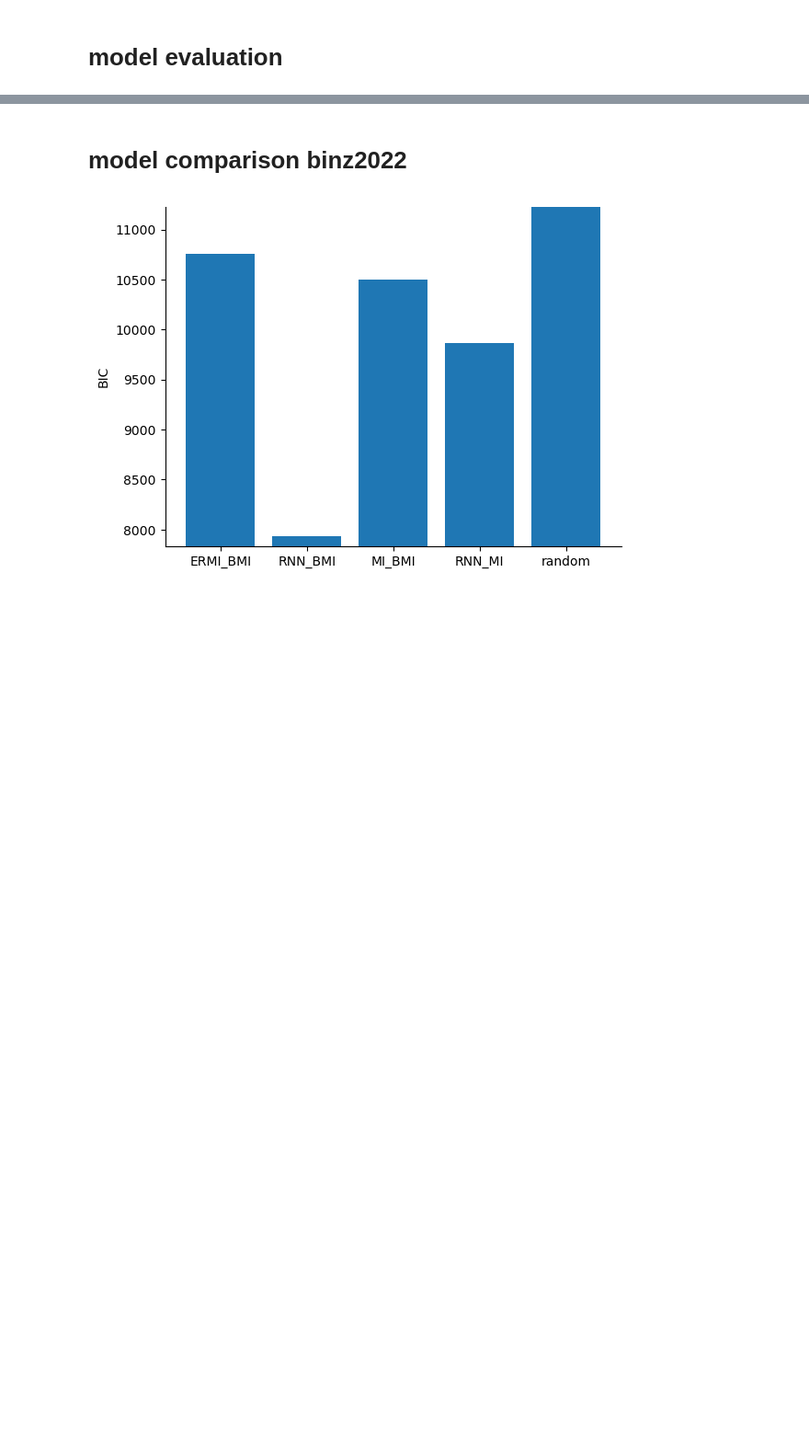
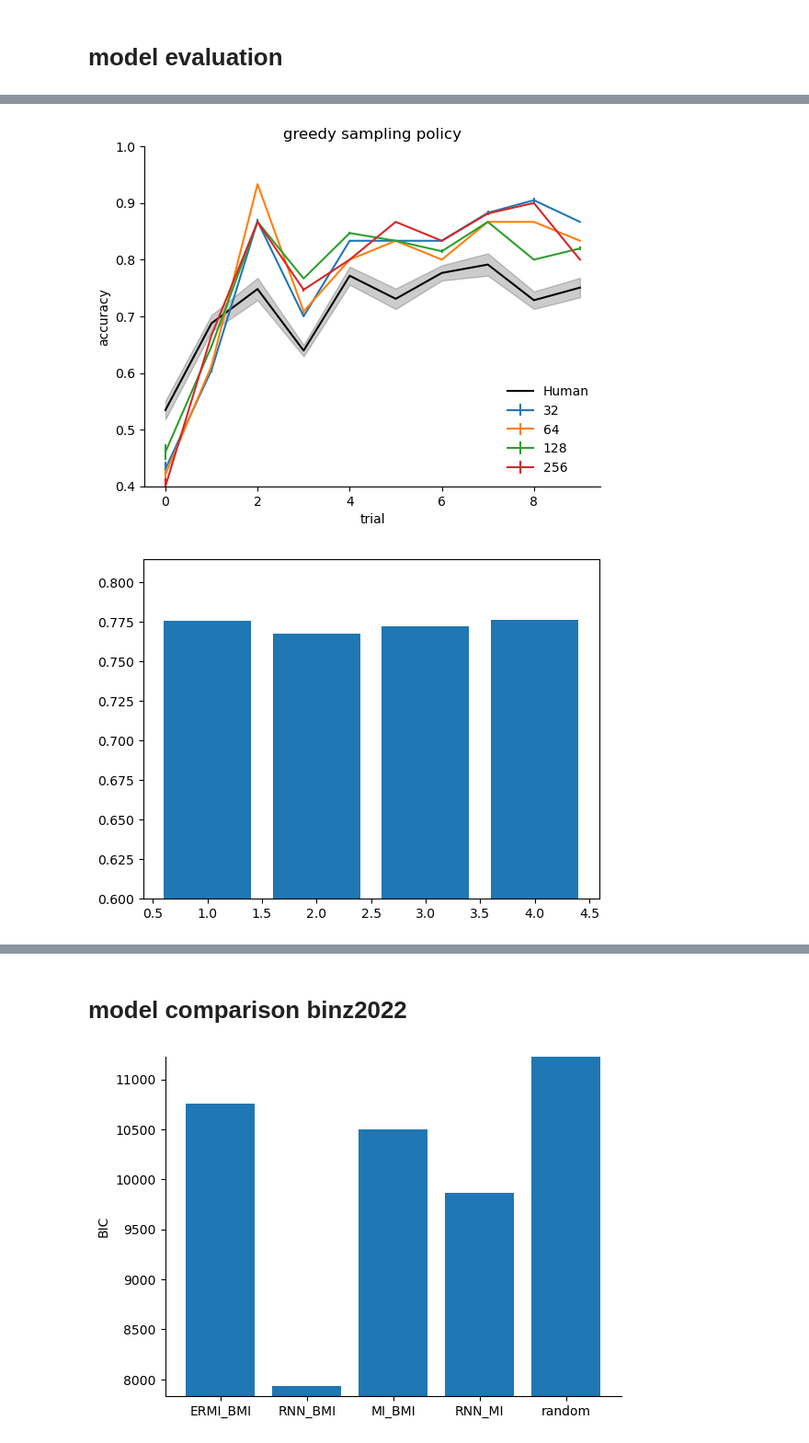
Before and after one commit to akjagadish/ermi, a Jupyter notebook: notebooks/figures.ipynb, the cells around one changed output, grey strips where cells are left out. Shown: that part at 92% size. Drawn from its saved outputs; the diff is of its cells as text; code cells hidden in the pictures; blank space fills up the shorter version.

Commit message:
update figures

```diff
--- a/notebooks/figures.ipynb
+++ b/notebooks/figures.ipynb
@@ -43,0 +90,31 @@ plt.legend(frameon=False)
+# %%
+policy='greedy'
+data = pd.read_csv('/u/ajagadish/ermi/decisionmaking/data/human/binz2022heuristics_exp3.csv')
+data['correct'] = data['choice']==data['target']
+results1 = np.load(f'../decisionmaking/data/evaluation/evaluate_binz2022_env=claude_generated_functionlearningtasks_paramsNA_dim2_data20_tasks9254_run0_procid0_pversion2_model=transformer_num_episodes500000_num_hidden=32_lr0.0003_num_layers=6_d_model=64_num_head=8_noise0.0_pairedFalse_methodgreedy.npz')
+results2 = np.load(f'../decisionmaking/data/evaluation/evaluate_binz2022_env=claude_generated_functionlearningtasks_paramsNA_dim2_data20_tasks9254_run0_procid0_pversion2_model=transformer_num_episodes500000_num_hidden=64_lr0.0003_num_layers=6_d_model=64_num_head=8_noise0.0_pairedFalse_methodgreedy.npz')
+results3 = np.load(f'../decisionmaking/data/evaluation/evaluate_binz2022_env=claude_generated_functionlearningtasks_paramsNA_dim2_data20_tasks9254_run0_procid0_pversion2_model=transformer_num_episodes500000_num_hidden=128_lr0.0003_num_layers=6_d_model=64_num_head=8_noise0._pairedFalse_methodgreedy.npz')
+results4 = np.load(f'../decisionmaking/data/evaluation/evaluate_binz2022_env=claude_generated_functionlearningtasks_paramsNA_dim2_data20_tasks9254_run0_procid0_pversion2_unknown_model=transformer_num_episodes500000_num_hidden=256_lr0.0003_num_layers=6_d_model=64_num_head=8_pairedFalse_methodgreedy.npz')
+
+# plot mean accuracy of participants over trials
+acc = data.groupby(['participant', 'trial']).correct.mean().reset_index()
+sns.lineplot(data=acc, x='trial', y='correct', errorbar="se", color='k', label="Human")
+plt.ylabel('accuracy')
+plt.ylim(0.4, 1.) # set y axis limit between 0.5 and 1.
+sns.despine()
+
+num_tasks=30
+plt.errorbar(x=np.arange(10), y=(results1['per_trial_model_accuracy']/num_tasks).mean(0),yerr=(results1['per_trial_model_accuracy']/num_tasks).std(0)/np.sqrt(num_tasks), label='32')
+plt.errorbar(x=np.arange(10), y=(results2['per_trial_model_accuracy']/num_tasks).mean(0),yerr=(results2['per_trial_model_accuracy']/num_tasks).std(0)/np.sqrt(num_tasks), label='64')
+plt.errorbar(x=np.arange(10), y=(results3['per_trial_model_accuracy']/num_tasks).mean(0),yerr=(results3['per_trial_model_accuracy']/num_tasks).std(0)/np.sqrt(num_tasks), label='128')
+plt.errorbar(x=np.arange(10), y=(results4['per_trial_model_accuracy']/num_tasks).mean(0),yerr=(results4['per_trial_model_accuracy']/num_tasks).std(0)/np.sqrt(num_tasks), label='256')
+plt.title(f"{policy} sampling policy")
+plt.legend(frameon=False)
+plt.show()
+
+plt.bar(np.arange(1,5), [results1['model_accuracy'].mean(), results2['model_accuracy'].mean(),results3['model_accuracy'].mean(),results4['model_accuracy'].mean()])
+plt.ylim(0.6)
+plt.show()
+# %% [output]
+[figure, added]
+[figure, added]
```
Also changed, not shown: parts of 8 cells of this notebook.
